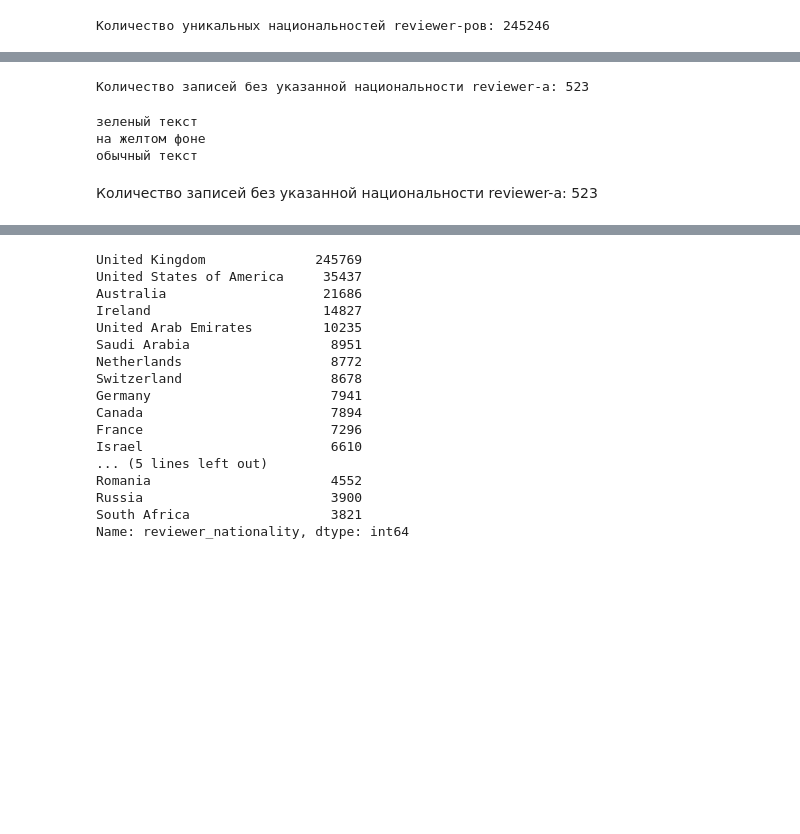
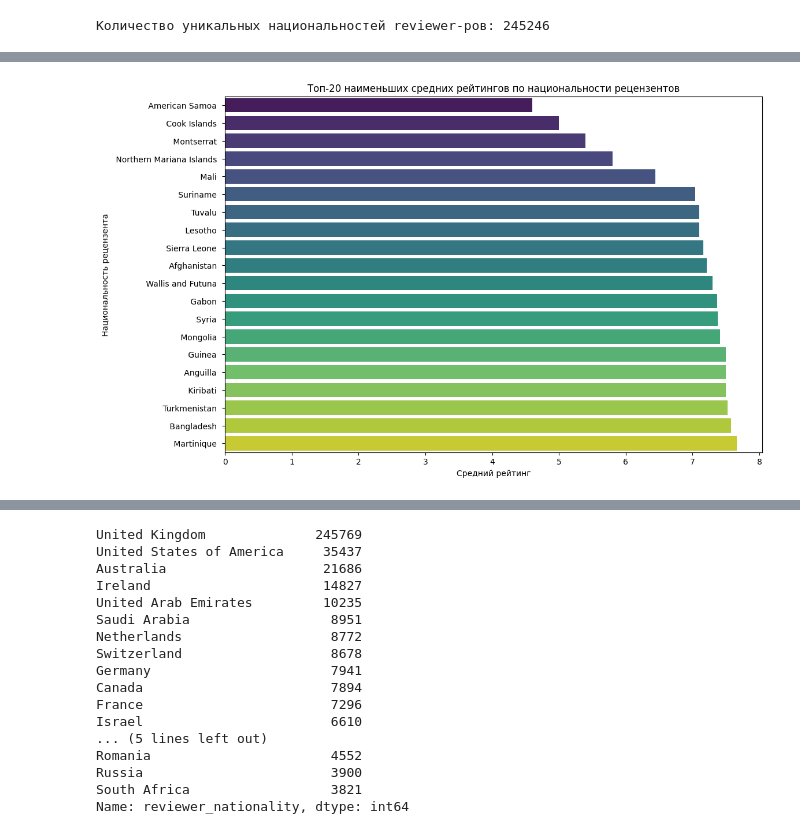
Before and after one commit to Wladeemer/SF_DSPR-111-PROJECT-3-EDA_Feature_Engineering_Kaggle, a Jupyter notebook: Booking_reviews.ipynb, the cells around one changed output, grey strips where cells are left out. Cells and saved outputs as stored; diff of their text form; code cells hidden in the pictures; blank space fills up the shorter version.

```diff
--- a/Booking_reviews.ipynb
+++ b/Booking_reviews.ipynb
@@ -1196,20 +1210,0 @@ data1.head()
-# %%
-from colorama import Fore, Back, Style
-# Null записей нет, но проверим на всякий случай, нет ли пустых записей
-cnt_no_nationality = data[data.reviewer_nationality.str.strip() == ''].shape[0]
-print(Fore.LIGHTCYAN_EX + "\nКоличество записей без указанной национальности reviewer-а:",cnt_no_nationality)
-# %% [output]
-Количество записей без указанной национальности reviewer-а: 523
-# %%
-
-from colorama import Fore, Back, Style
-print(Fore.LIGHTCYAN_EX + 'зеленый текст')
-print(Back.YELLOW + 'на желтом фоне')
-#print(Style.BRIGHT + 'стал ярче' + Style.RESET_ALL)
-print('обычный текст')
-# %% [output]
-зеленый текст
-на желтом фоне
-обычный текст
-# %% [markdown]
-Количество записей без указанной национальности reviewer-а: 523
@@ -1219,0 +1211,23 @@ data.loc[data[data.reviewer_nationality.str.strip() == ''].index,'reviewer_natio
+# %%
+import pandas as pd
+import seaborn as sns
+import matplotlib.pyplot as plt
+
+# Здесь предполагается, что у вас уже есть DataFrame с именем data1 с колонками 'reviewer_nationality' и 'reviewer_score'
+# Если данные отсутствуют, замените этот блок на код, который создает DataFrame data1
+
+# Группируем данные по 'reviewer_nationality' и вычисляем среднее значение 'reviewer_score'
+data1 = data1.groupby('reviewer_nationality')['reviewer_score'].agg('mean').reset_index()
+
+# Сортируем значения по 'reviewer_score' и выбираем 20 строк с наименьшими значениями
+data1 = data1.sort_values(by='reviewer_score').iloc[:20]
+
+# Построение графика
+plt.figure(figsize=(12, 8))
+sns.barplot(x='reviewer_score', y='reviewer_nationality', data=data1, palette='viridis')
+plt.xlabel('Средний рейтинг')
+plt.ylabel('Национальность рецензента')
+plt.title('Топ-20 наименьших средних рейтингов по национальности рецензентов')
+plt.show()
+# %% [output]
+[figure, added]
```
Also changed, not shown: parts of 25 cells of this notebook.
